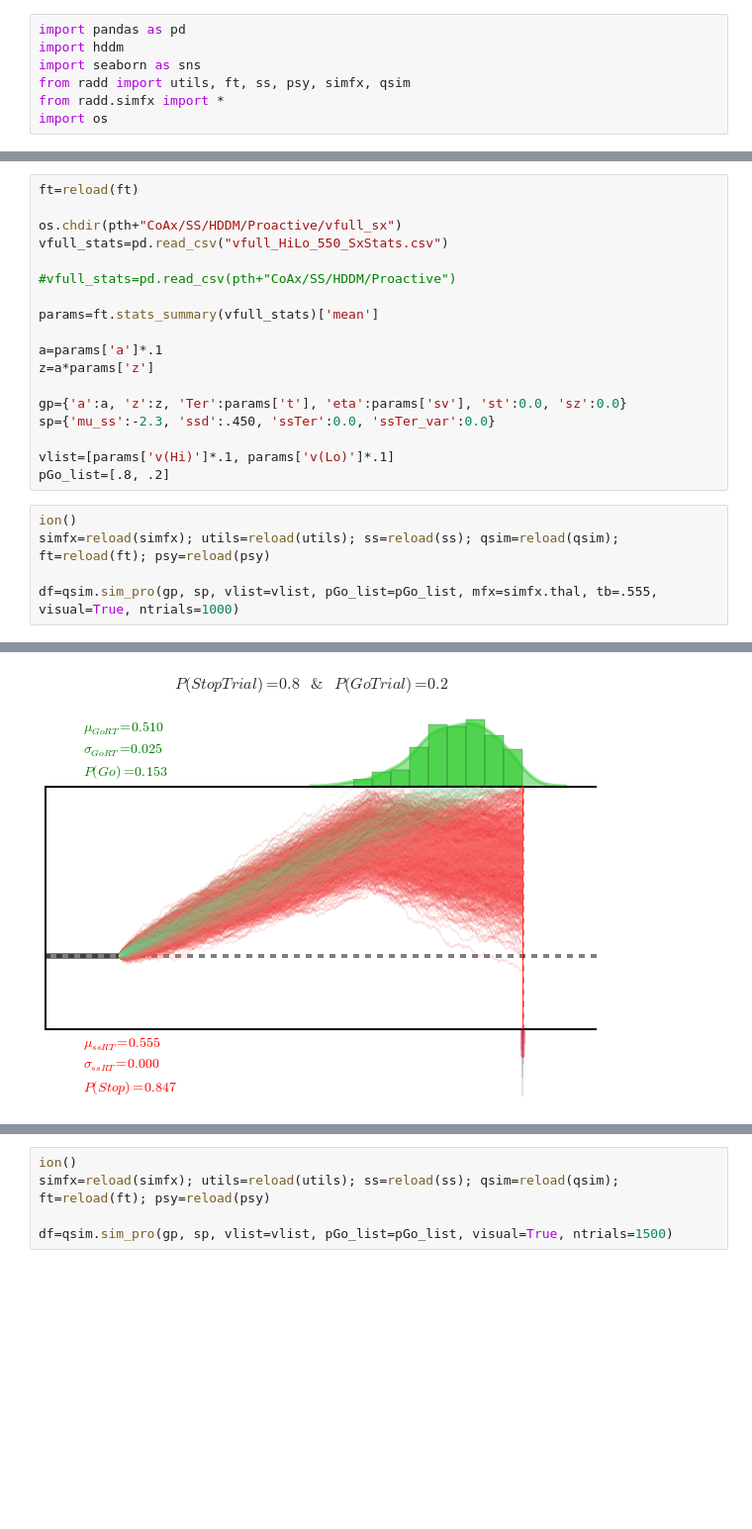
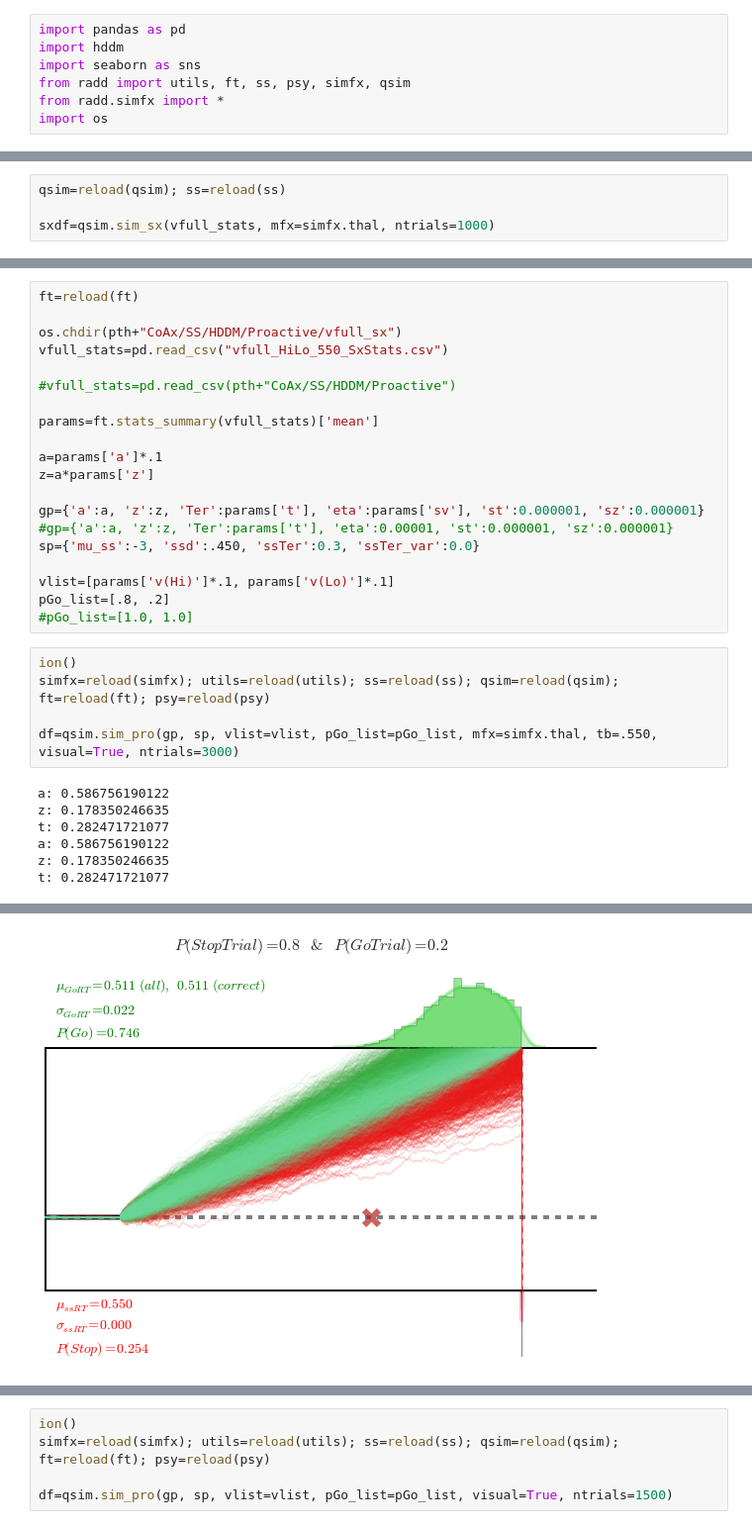
Before and after one commit to dunovank/pynb, a Jupyter notebook: hddm-to-radd simulations.ipynb, the cells around one changed output, grey strips where cells are left out. Shown at 99% size. Cells and saved outputs as stored; diff of their text form; blank space fills up the shorter version.

```diff
--- a/hddm-to-radd simulations.ipynb
+++ b/hddm-to-radd simulations.ipynb
@@ -14,0 +16,4 @@ pro=pd.read_csv(pth+"CoAx/SS/Proactive/Pro_AllSx_Data.csv")
+# %%
+qsim=reload(qsim); ss=reload(ss)
+
+sxdf=qsim.sim_sx(vfull_stats, mfx=simfx.thal, ntrials=1000)
@@ -25,14 +40,22 @@ params=ft.stats_summary(vfull_stats)['mean']
 a=params['a']*.1
 z=a*params['z']
 
-gp={'a':a, 'z':z, 'Ter':params['t'], 'eta':params['sv'], 'st':0.0, 'sz':0.0}
-sp={'mu_ss':-2.3, 'ssd':.450, 'ssTer':0.0, 'ssTer_var':0.0}
+gp={'a':a, 'z':z, 'Ter':params['t'], 'eta':params['sv'], 'st':0.000001, 'sz':0.000001}
+#gp={'a':a, 'z':z, 'Ter':params['t'], 'eta':0.00001, 'st':0.000001, 'sz':0.000001}
+sp={'mu_ss':-3, 'ssd':.450, 'ssTer':0.3, 'ssTer_var':0.0}
 
 vlist=[params['v(Hi)']*.1, params['v(Lo)']*.1]
 pGo_list=[.8, .2]
+#pGo_list=[1.0, 1.0]
 # %%
 ion()
 simfx=reload(simfx); utils=reload(utils); ss=reload(ss); qsim=reload(qsim); ft=reload(ft); psy=reload(psy)
 
-df=qsim.sim_pro(gp, sp, vlist=vlist, pGo_list=pGo_list, mfx=simfx.thal, tb=.555, visual=True, ntrials=1000)
+df=qsim.sim_pro(gp, sp, vlist=vlist, pGo_list=pGo_list, mfx=simfx.thal, tb=.550, visual=True, ntrials=3000)
 # %% [output]
+a: 0.586756190122
+z: 0.178350246635
+t: 0.282471721077
+a: 0.586756190122
+z: 0.178350246635
+t: 0.282471721077
@@ -40,4 +63,4 @@ df=qsim.sim_pro(gp, sp, vlist=vlist, pGo_list=pGo_list, mfx=simfx.thal, tb=.555,
-[figure, old version]
+[figure, new version]
 # %%
 df
 # %% [output]
```
Also changed, not shown: parts of 9 cells of this notebook.
